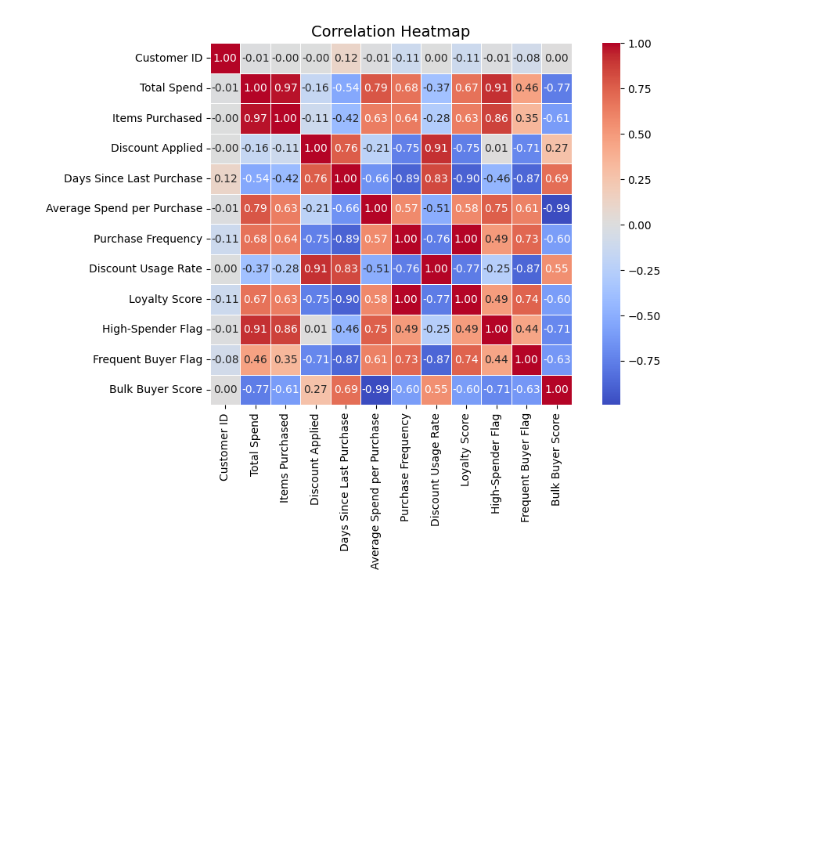
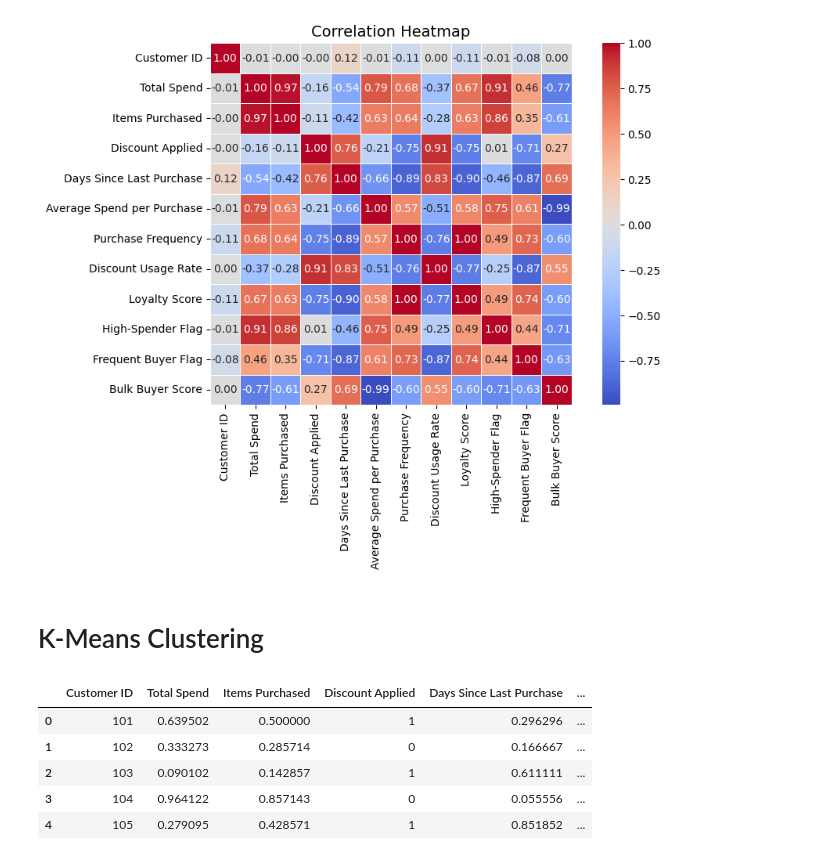
Before and after one commit to 22AmitDeo/Customer-Segmentation-Capstone-Project, a Jupyter notebook: analysis.ipynb, the cells around one changed output. Saved outputs shown, nothing was run; the diff lists cells and outputs as text; code cells hidden in the pictures; blank space fills up the shorter version.

```diff
--- a/analysis.ipynb
+++ b/analysis.ipynb
@@ -128,3 +128,23 @@ plt.title("Correlation Heatmap", fontsize=14)
 plt.show()
 # %% [output]
 [figure]
+# %% [markdown]
+# K-Means Clustering
+# %%
+# Min max Normalization
+from sklearn.preprocessing import MinMaxScaler
+columns_to_normalize = [
+    "Total Spend", "Items Purchased", "Days Since Last Purchase",
+    "Average Spend per Purchase", "Purchase Frequency", "Discount Usage Rate",
+    "Loyalty Score", "Bulk Buyer Score"
+]
+scaler=MinMaxScaler()
+df[columns_to_normalize]=scaler.fit_transform(df[columns_to_normalize])
+df.head()
+# %% [output]
+|  | Customer ID | Total Spend | Items Purchased | Discount Applied | Days Since Last Purchase | ... |
+| 0 | 101 | 0.639502 | 0.500000 | 1 | 0.296296 | ... |
+| 1 | 102 | 0.333273 | 0.285714 | 0 | 0.166667 | ... |
+| 2 | 103 | 0.090102 | 0.142857 | 1 | 0.611111 | ... |
+| 3 | 104 | 0.964122 | 0.857143 | 0 | 0.055556 | ... |
+| 4 | 105 | 0.279095 | 0.428571 | 1 | 0.851852 | ... |
```
Also changed, not shown: parts of 3 cells of this notebook.
